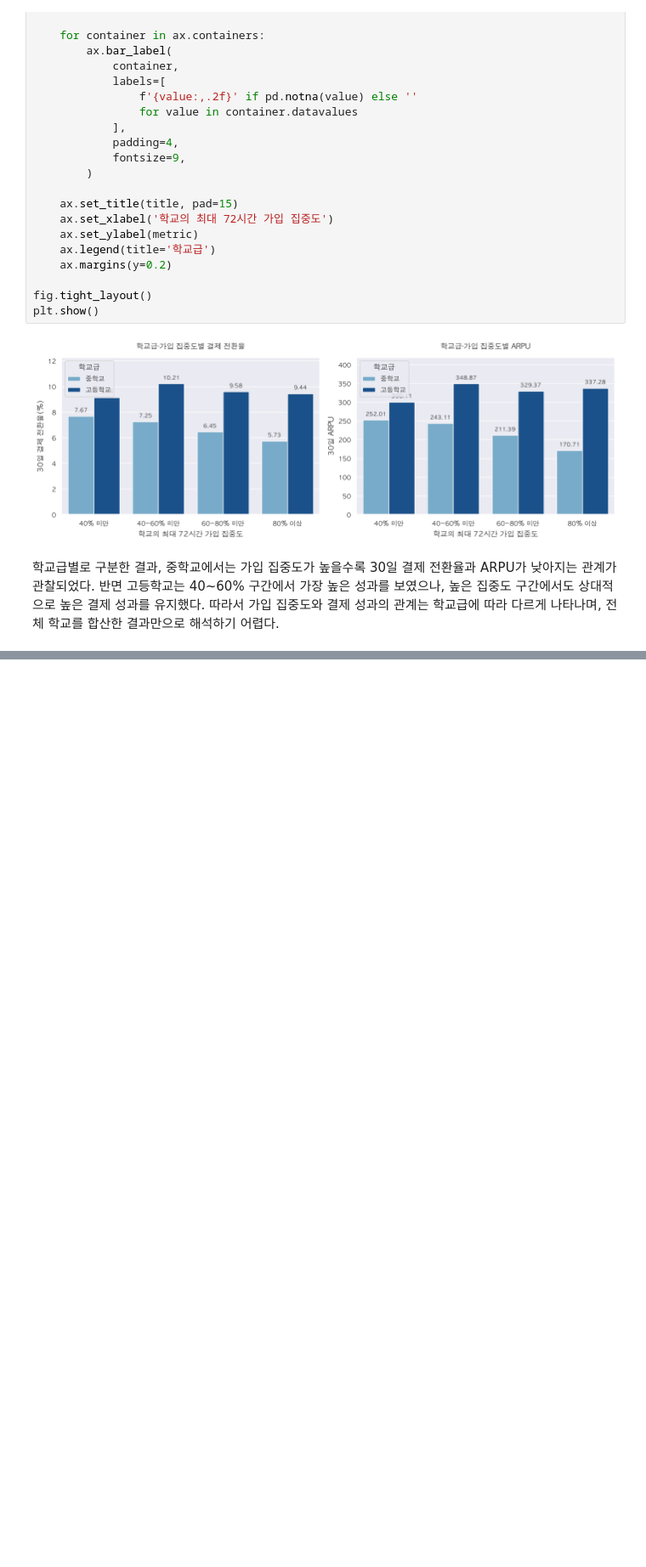
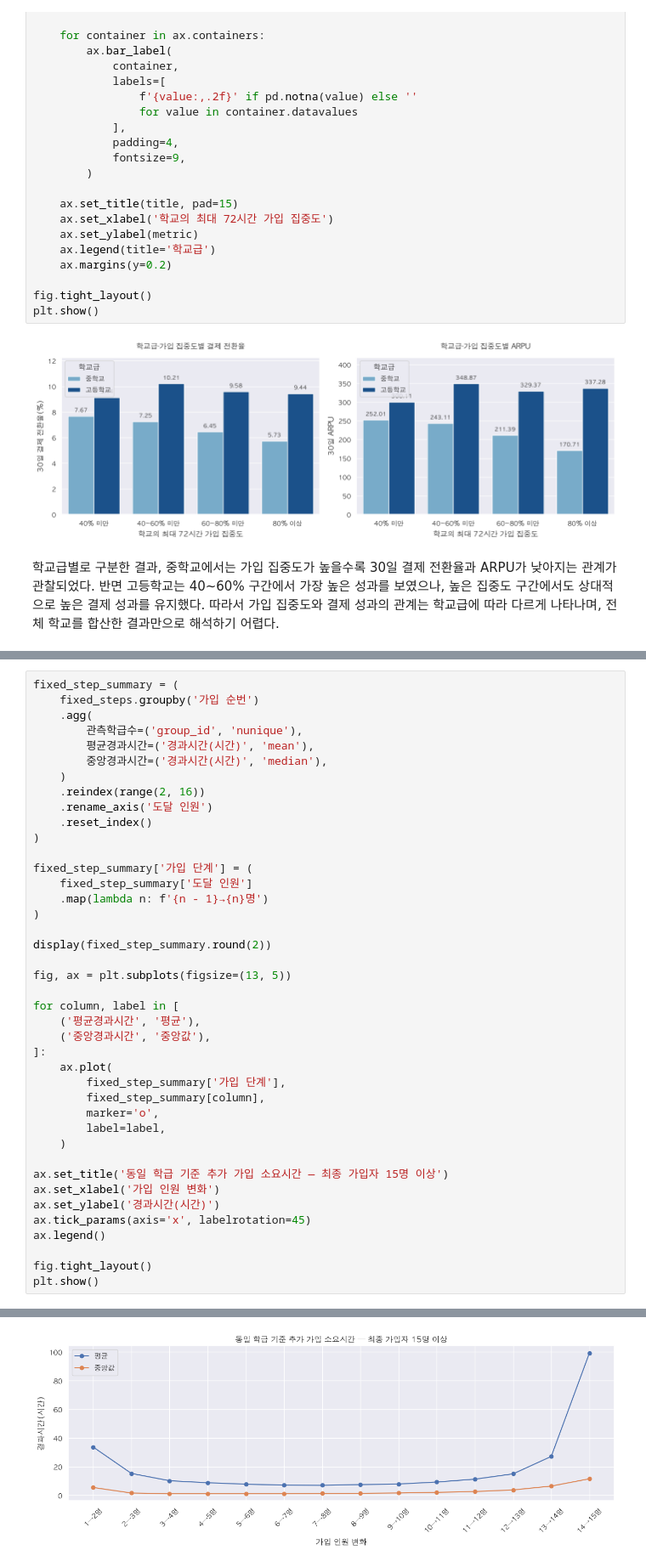
Before and after one commit to zoo-no-s/sns_service_analysis, a Jupyter notebook: notebooks/acquisition_1.ipynb, the cells around one changed output, grey strips where cells are left out. Shown at 85% size. Saved outputs shown, nothing was run; the diff lists cells and outputs as text; blank space fills up the shorter version.

```diff
--- a/notebooks/acquisition_1.ipynb
+++ b/notebooks/acquisition_1.ipynb
@@ -1761,0 +1922,42 @@ plt.show()
+# %%
+fixed_step_summary = (
+    fixed_steps.groupby('가입 순번')
+    .agg(
+        관측학급수=('group_id', 'nunique'),
+        평균경과시간=('경과시간(시간)', 'mean'),
+        중앙경과시간=('경과시간(시간)', 'median'),
+    )
+    .reindex(range(2, 16))
+    .rename_axis('도달 인원')
+    .reset_index()
+)
+
+fixed_step_summary['가입 단계'] = (
+    fixed_step_summary['도달 인원']
+    .map(lambda n: f'{n - 1}→{n}명')
+)
+
+display(fixed_step_summary.round(2))
+
+fig, ax = plt.subplots(figsize=(13, 5))
+
+for column, label in [
+    ('평균경과시간', '평균'),
+    ('중앙경과시간', '중앙값'),
+]:
+    ax.plot(
+        fixed_step_summary['가입 단계'],
+        fixed_step_summary[column],
+        marker='o',
+        label=label,
+    )
+
+ax.set_title('동일 학급 기준 추가 가입 소요시간 — 최종 가입자 15명 이상')
+ax.set_xlabel('가입 인원 변화')
+ax.set_ylabel('경과시간(시간)')
+ax.tick_params(axis='x', labelrotation=45)
+ax.legend()
+
+fig.tight_layout()
+plt.show()
+# %% [output]
@@ -1761,0 +1979 @@ plt.show()
+[figure, added]
```
Also changed, not shown: parts of 52 cells of this notebook.
